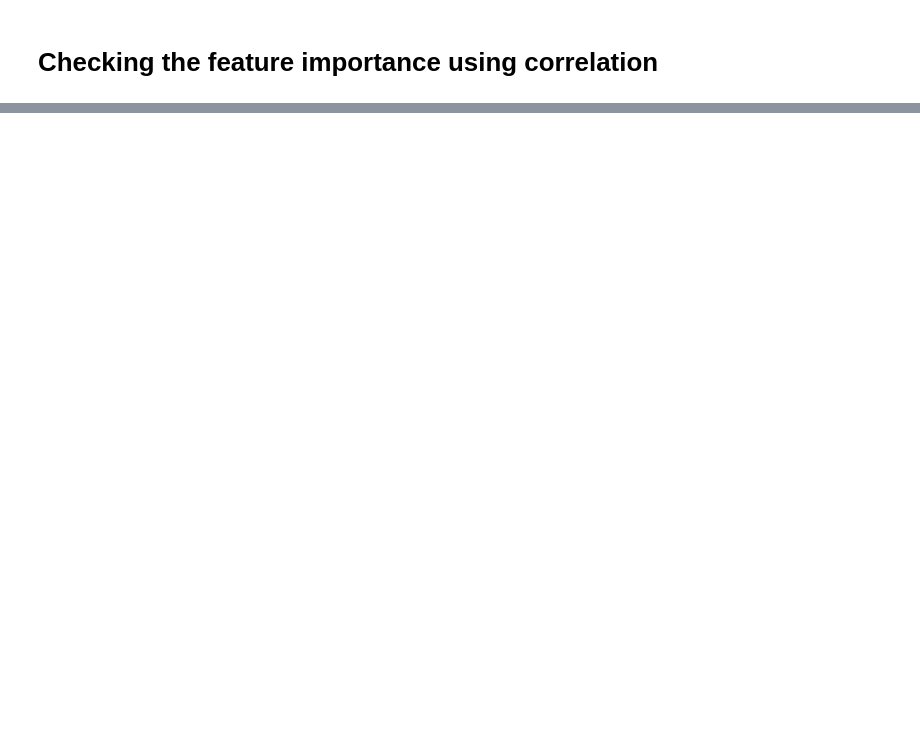
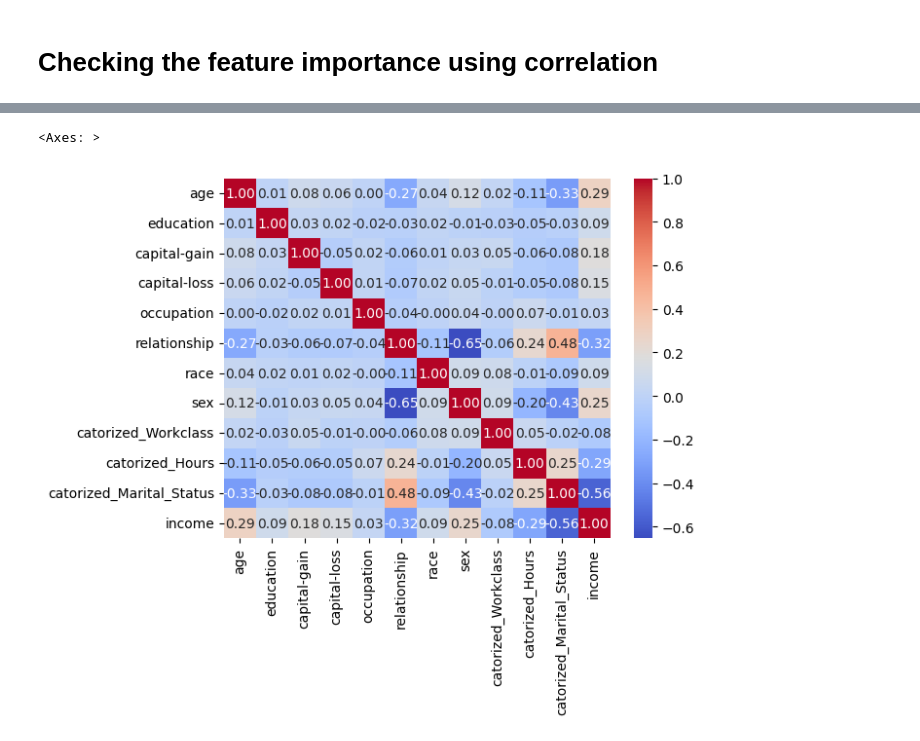
Before and after one commit to Kavindu-D/Census_Income, a Jupyter notebook: Preprocessing.ipynb, the cells around one changed output, grey strips where cells are left out. Saved outputs shown, nothing was run; the diff lists cells and outputs as text; code cells hidden in the pictures; blank space fills up the shorter version.

```diff
--- a/Preprocessing.ipynb
+++ b/Preprocessing.ipynb
@@ -332,0 +549,5 @@ KeyError: 'income'
+# %%
+# Droping the 'fnlwgt' column and 'Native-Country'
+data = data.drop(['fnlwgt', 'native-country'], axis = 1)
+
+data.head()
@@ -332,0 +589,6 @@ KeyError: 'income'
+# %%
+data = data.drop('workclass', axis=1)
+
+data = data.drop('marital-status', axis=1)
+
+data = data.drop('hours-per-week', axis=1)
@@ -332,0 +597,15 @@ KeyError: 'income'
+# %%
+from imblearn.over_sampling import SMOTE
+
+# Dividing the target column separately
+target = data['income']
+features = data.drop('income', axis=1)
+
+# Initializing the sampling method and random state
+sm = SMOTE(random_state = 42)
+
+# Resampling
+features_sm, target_sm = sm.fit_resample(features, target)
+
+# Rearragning the dataset by concatinating the target with the features
+data = pd.concat([features_sm, target_sm], axis = 1)
@@ -332,0 +640,5 @@ KeyError: 'income'
+# %%
+sns.heatmap(data[['age', 'education', 'capital-gain', 'capital-loss', 'occupation', 'relationship', 'race', 'sex', 'catorized_Workclass', 'catorized_Hours', 'catorized_Marital_Status', 'income']].corr(), annot=True, cmap='coolwarm', fmt=".2f")
+# %% [output]
+<Axes: >
+[figure, added]
```
Also changed, not shown: parts of 31 cells of this notebook.
